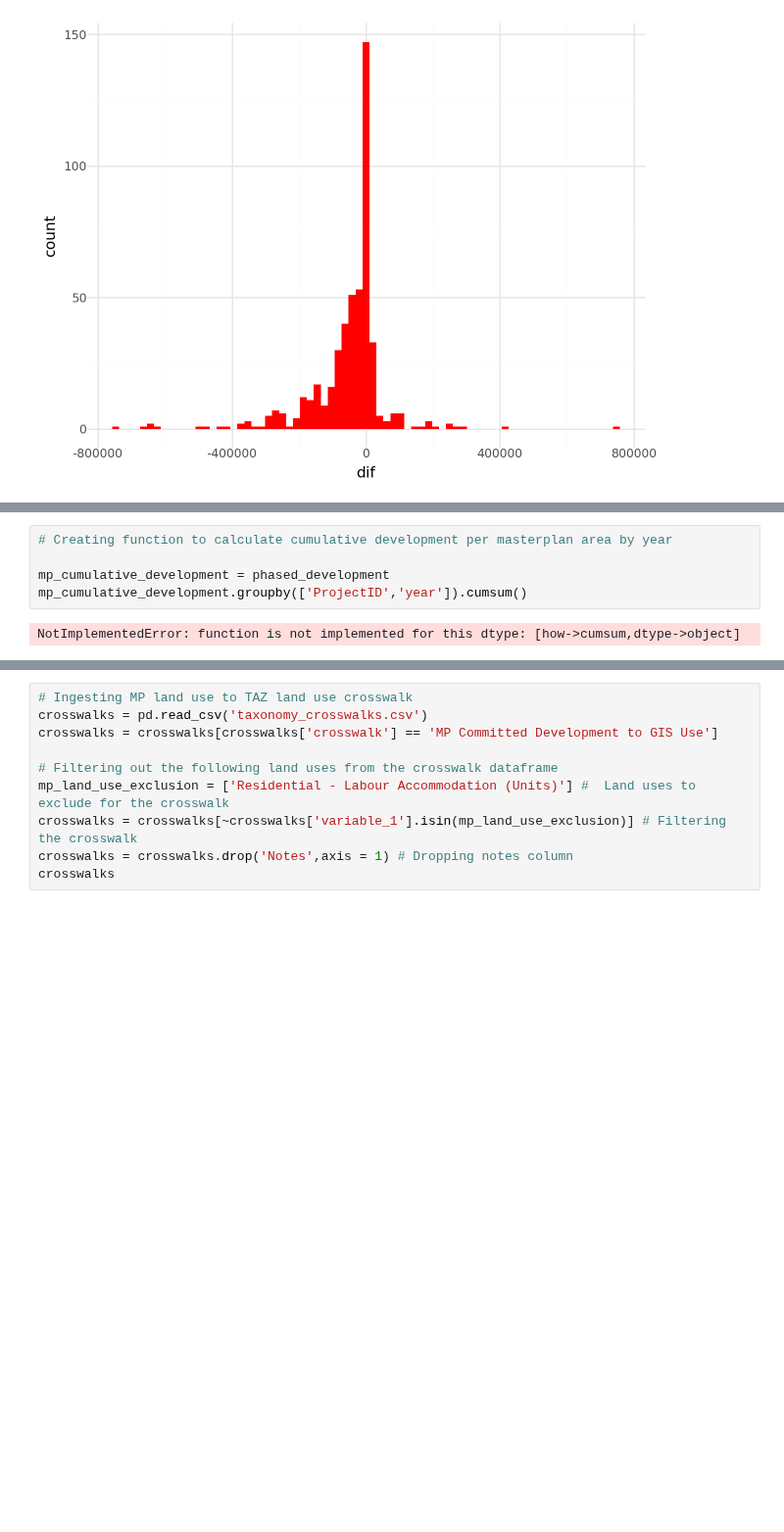
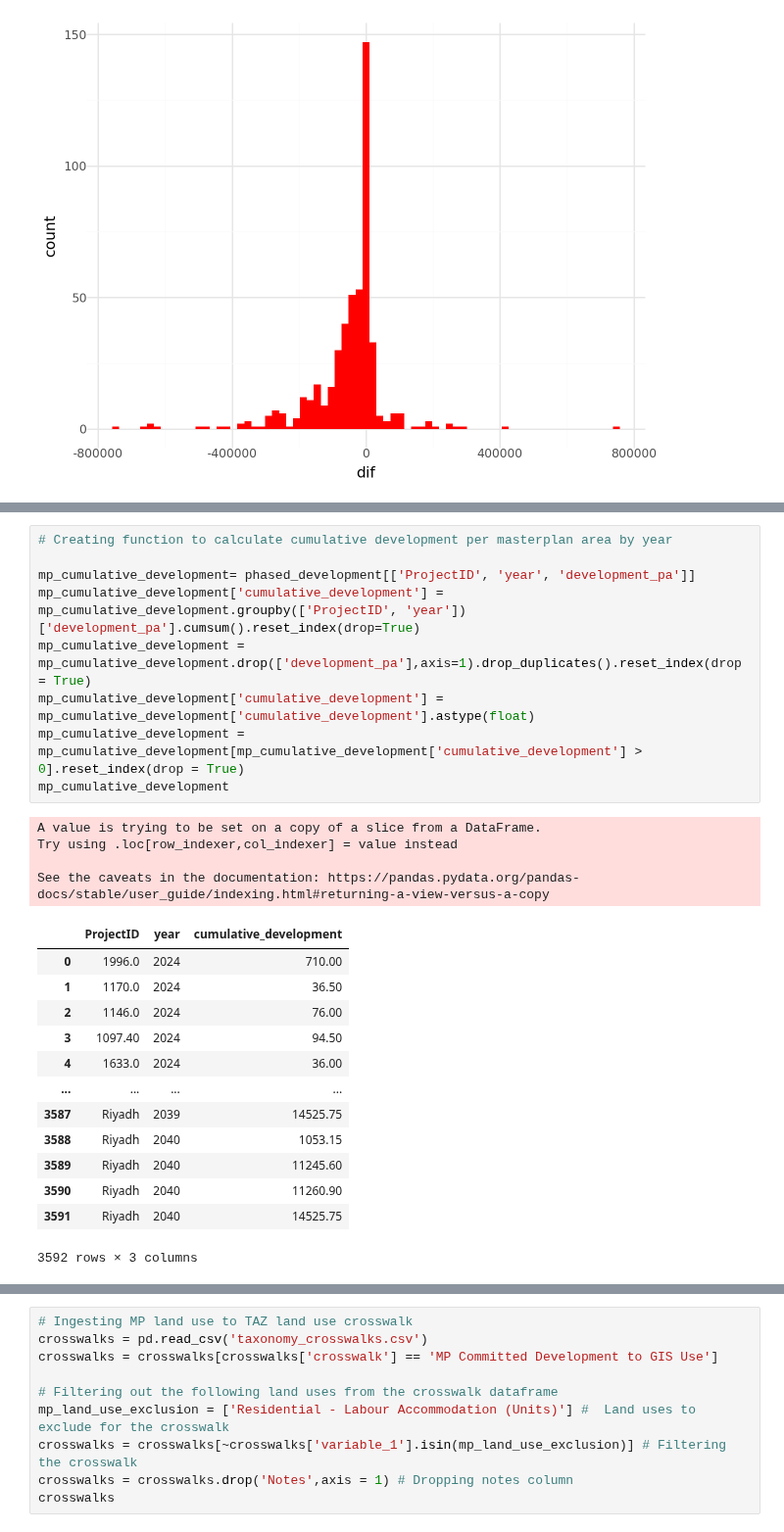
Before and after one commit to BuroHappoldLegacySoup/PlanCapitalLandModel, a Jupyter notebook: MP to TAZ Pipeline.ipynb, the cells around one changed output, grey strips where cells are left out. Shown at 98% size. Cells and saved outputs as stored; diff of their text form; blank space fills up the shorter version.

```diff
--- a/MP to TAZ Pipeline.ipynb
+++ b/MP to TAZ Pipeline.ipynb
@@ -142,7 +144,27 @@ taz_cumulative_capacity.head(3)
 # %%
 # Creating function to calculate cumulative development per masterplan area by year
 
-mp_cumulative_development = phased_development
-mp_cumulative_development.groupby(['ProjectID','year']).cumsum()
+mp_cumulative_development= phased_development[['ProjectID', 'year', 'development_pa']]
+mp_cumulative_development['cumulative_development'] = mp_cumulative_development.groupby(['ProjectID', 'year'])['development_pa'].cumsum().reset_index(drop=True)
+mp_cumulative_development = mp_cumulative_development.drop(['development_pa'],axis=1).drop_duplicates().reset_index(drop = True)
+mp_cumulative_development['cumulative_development'] = mp_cumulative_development['cumulative_development'].astype(float)
+mp_cumulative_development = mp_cumulative_development[mp_cumulative_development['cumulative_development'] > 0].reset_index(drop = True)
+mp_cumulative_development
 # %% [output]
-NotImplementedError: function is not implemented for this dtype: [how->cumsum,dtype->object]
+A value is trying to be set on a copy of a slice from a DataFrame.
+Try using .loc[row_indexer,col_indexer] = value instead
+
+See the caveats in the documentation: https://pandas.pydata.org/pandas-docs/stable/user_guide/indexing.html#returning-a-view-versus-a-copy
+|  | ProjectID | year | cumulative_development |
+| 0 | 1996.0 | 2024 | 710.00 |
+| 1 | 1170.0 | 2024 | 36.50 |
+| 2 | 1146.0 | 2024 | 76.00 |
+| 3 | 1097.40 | 2024 | 94.50 |
+| 4 | 1633.0 | 2024 | 36.00 |
+| ... | ... | ... | ... |
+| 3587 | Riyadh | 2039 | 14525.75 |
+| 3588 | Riyadh | 2040 | 1053.15 |
+| 3589 | Riyadh | 2040 | 11245.60 |
+| 3590 | Riyadh | 2040 | 11260.90 |
+| 3591 | Riyadh | 2040 | 14525.75 |
+3592 rows × 3 columns
```
Also changed, not shown: parts of 7 cells of this notebook.
